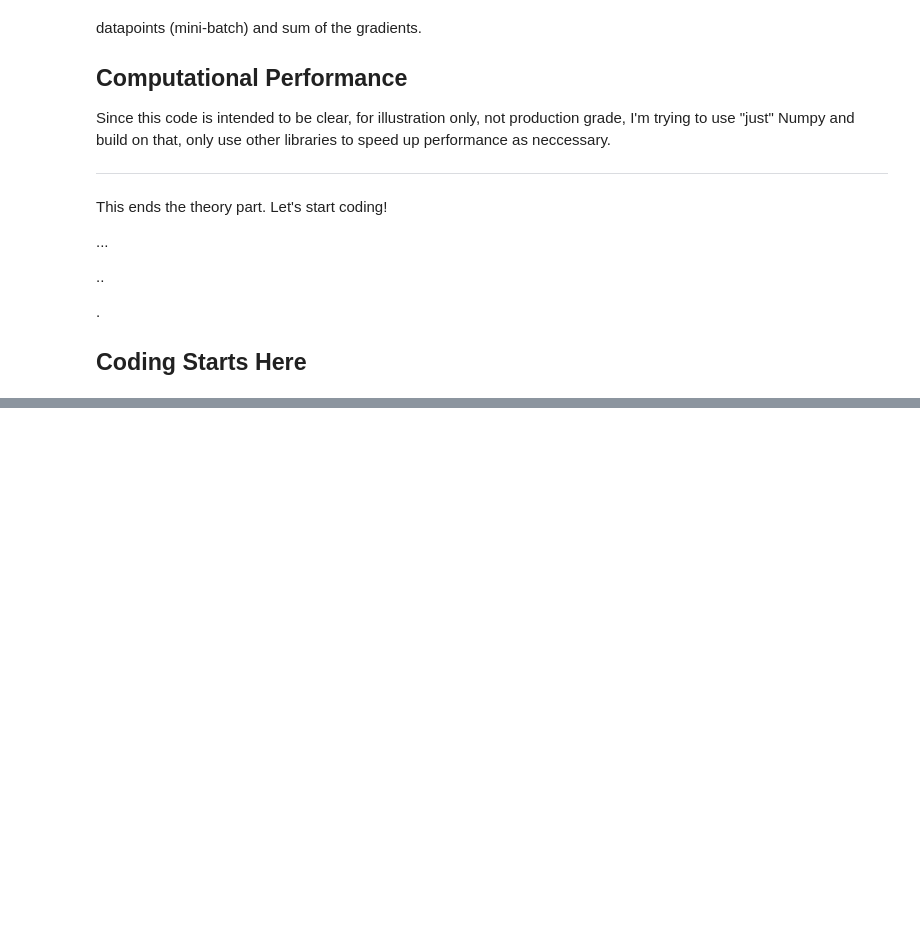
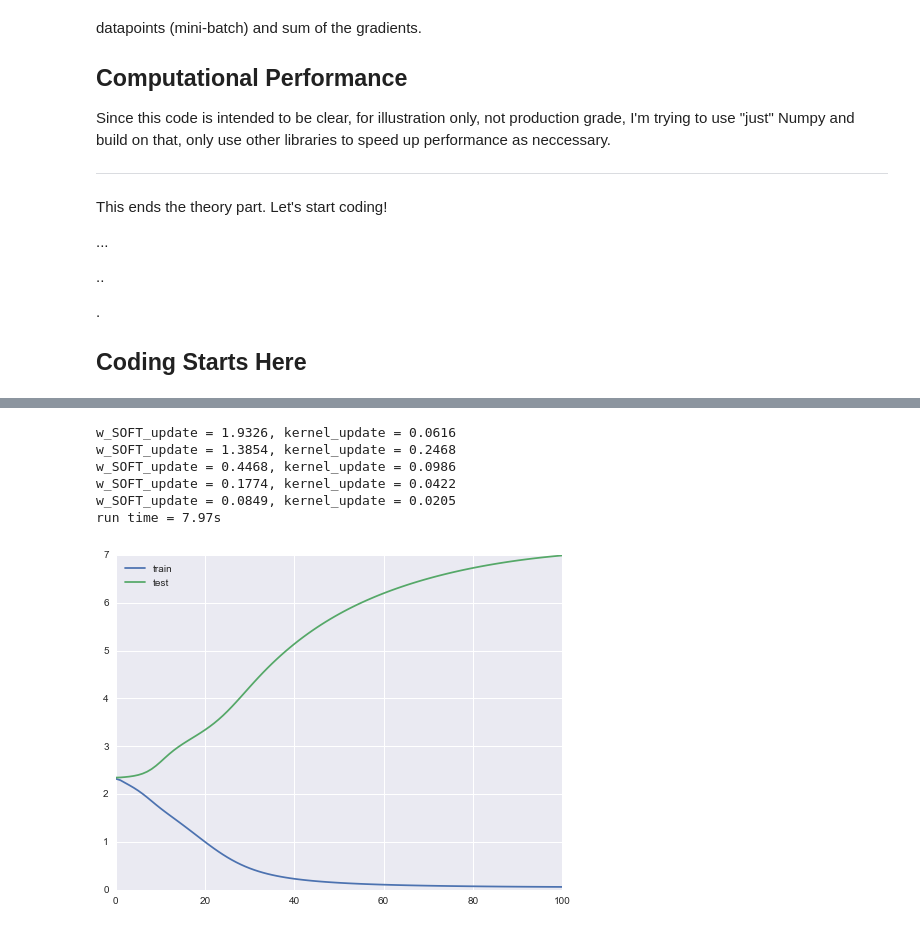
Before and after one commit to patrick-su/ml_algorithms_stepbystep, a Jupyter notebook: algo_example_NN_multilayer_CNN.ipynb, the cells around one changed output, grey strips where cells are left out. Saved outputs shown, nothing was run; the diff lists cells and outputs as text; code cells hidden in the pictures; blank space fills up the shorter version.

```diff
--- a/algo_example_NN_multilayer_CNN.ipynb
+++ b/algo_example_NN_multilayer_CNN.ipynb
@@ -329,8 +330,8 @@ X = X.reshape((-1,3,32,32),order='C')/255.0 - 0.5 #standardize
 instance_size = X.shape[0]
 feature_size = X.shape[1]*X.shape[2]*X.shape[3]
 target_size = 10
-hidden_size = 15
 kernel_size = (12,3,3,3)
+weight_size = (10,12,16,16) #softmax layer
 
 #make a flat 10 output with all zeros
 Y = np.zeros((instance_size,10))
@@ -338,11 +339,11 @@ for j in range(0,instance_size):
     Y[j][cifar['labels'][j]] = 1
 
 #split train and test dataset
-train_split = 100.0/instance_size #0.8
+train_split = 10.0/instance_size #0.8
 train_size = int(train_split*instance_size)
-test_size = instance_size - train_size
+test_size = 1 #instance_size - train_size
 index = np.random.permutation(instance_size)
-train_ix, test_ix = index[:train_size], index[train_size:]
+train_ix, test_ix = index[:train_size], index[train_size:train_size+test_size]
 Y_train , Y_test = Y[train_ix,:], Y[test_ix,:]
 X_train , X_test = X[train_ix,:,:,:], X[test_ix,:,:,:]
 
@@ -470,11 +468,11 @@ def loss_func(z,y):
     denom = math.log(np.sum(np.exp(z)))
     return -nom + denom
 # %%
-def forward_pass(X,kernel,w_SOFT,Y,input_size):
+def forward_pass(X,kernel,bias_kernel,w_SOFT,Y,input_size):
     f_CONV,f_RELU,f_POOL,f_OUT = [],[],[],[]
     calc_loss = 0.0
     for k in range(0,input_size):
-        f_conv = convolve_3d_faster(X[k,:,:,:],kernel,1,1)
+        f_conv = convolve_3d_faster(X[k,:,:,:],kernel,bias_kernel,1,1)
         f_relu = np.maximum(f_conv,0)
         f_pool = max_pool(f_relu)
         z = np.einsum('ijkl,jkl->i',w_SOFT,f_pool)
@@ -503,37 +509,71 @@ epoch_size = 20
 # %%
-#mini-batch setting, we need to cache some calculation for reuse later
-mini_batch_size = min(50,int(0.5*train_size))
+#Algo starts here
 mini_batch = np.random.choice(train_size,size=mini_batch_size,replace=False)
 prev_w_SOFT_update,prev_kernel_update = 0.0 , 0.0
 
+start_time = time.time()
+
 #forward pass
 #INPUT --> CONV --> RELU --> POOL --> OUT (Softmax)
-f_CONV,f_RELU,f_POOL,f_OUT,curr_loss = forward_pass(X_train,kernel,w_SOFT,Y_train,train_size)
+f_CONV,f_RELU,f_POOL,f_OUT,curr_loss = forward_pass(X_train,kernel,bias_kernel,w_SOFT,Y_train,train_size)
+_,_,_,_,curr_loss_test = forward_pass(X_test,kernel,bias_kernel,w_SOFT,Y_test,test_size)
 loss.append(curr_loss)
+loss_test.append(curr_loss_test)
 
 for e in range(0,epoch_size):
+
     #backpropagation
     #kernel <-- CONV <-- RELU <-- POOL <-- OUT (Softmax)
     grad_w_SOFT = np.zeros((10,12,16,16))
     grad_kernel = np.zeros((12,3,3,3))
+    grad_bias_kernel = np.zeros(12)
+
     for batch in range(0,mini_batch_size):
+
         grad_w_SOFT += np.einsum('l,ijk->lijk',(f_OUT[batch] - Y_train[batch]),f_POOL[batch])
         grad_f_POOL = np.einsum('l,lijk->ijk',(f_OUT[batch] - Y_train[batch]),w_SOFT)
         grad_f_RELU = backprop_f_RELU(grad_f_POOL,f_POOL[batch],f_RELU[batch])
         grad_f_CONV = (f_CONV[batch] >0)*grad_f_RELU
         grad_kernel += backprop_kernel(grad_f_CONV,X_train[batch,:,:,:])
+        grad_bias_kernel += np.sum(grad_f_CONV,axis=(1,2))
 
     #update kernel and weight
-    w_SOFT_update = - w_SOFT_learn_rate/mini_batch_size*grad_w_SOFT
-    kernel_update = - kernel_learn_rate/mini_batch_size*grad_kernel
+    learn_decay = (epoch_size*1.2 - e*1.0)/(epoch_size*1.2)
+    w_SOFT_update = - w_SOFT_learn_rate*learn_decay*grad_w_SOFT/mini_batch_size
+    kernel_update = - kernel_learn_rate*learn_decay*grad_kernel/mini_batch_size
+    bias_kernel_update = - kernel_learn_rate*learn_decay*grad_bias_kernel/mini_batch_size
     w_SOFT = w_SOFT + w_SOFT_update + momentum_rate*prev_w_SOFT_update
     kernel = kernel + kernel_update + momentum_rate*prev_kernel_update
+    bias_kernel = bias_kernel + bias_kernel_update
     prev_w_SOFT_update, prev_kernel_update = w_SOFT_update, kernel_update
 
     mini_batch = np.random.choice(train_size,size=mini_batch_size,replace=False)
 
-    f_CONV,f_RELU,f_POOL,f_OUT,curr_loss = forward_pass(X_train,kernel,w_SOFT,Y_train,train_size)
+    f_CONV,f_RELU,f_POOL,f_OUT,curr_loss = forward_pass(X_train,kernel,bias_kernel,w_SOFT,Y_train,train_size)
+    _,_,_,_,curr_loss_test = forward_pass(X_test,kernel,bias_kernel,w_SOFT,Y_test,test_size)
+
+    if e % 20 == 0:
+        a1 = np.sum(np.abs(w_SOFT_update))
+        a2 = np.sum(np.abs(kernel_update))
+        print 'w_SOFT_update = {:.4f}, kernel_update = {:.4f}'.format(a1,a2)
+
     loss.append(curr_loss)
+    loss_test.append(curr_loss_test)
+
+print 'run time = {:.2f}s'.format((time.time()-start_time))
+
+df_run = pd.DataFrame(data=np.array([loss,loss_test]).T,columns=['train','test'])
+df_run.plot()
+axes = plt.gca()
+#axes.set_ylim([0,0.6])
+# %% [output]
+w_SOFT_update = 1.9326, kernel_update = 0.0616
+w_SOFT_update = 1.3854, kernel_update = 0.2468
+w_SOFT_update = 0.4468, kernel_update = 0.0986
+w_SOFT_update = 0.1774, kernel_update = 0.0422
+w_SOFT_update = 0.0849, kernel_update = 0.0205
+run time = 7.97s
+[figure, added]
 # %%
 np.set_printoptions(precision=4,suppress=True)
 print f_OUT[0]
```
Also changed, not shown: parts of 15 cells of this notebook.
